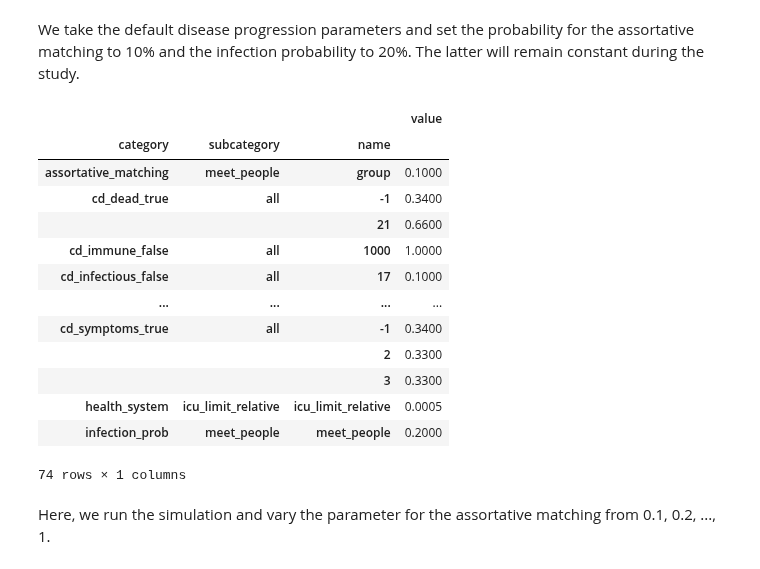
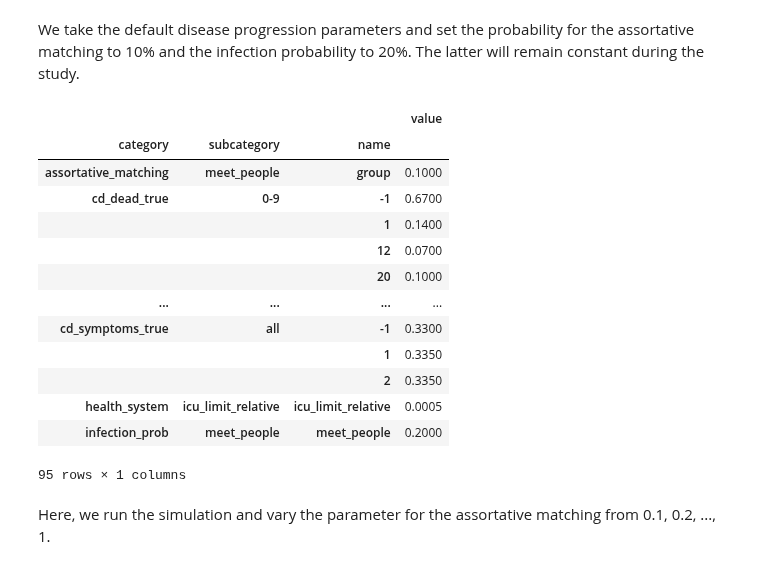
Before and after one commit to covid-19-impact-lab/sid, a Jupyter notebook: docs/source/explanations/assortative_matching.ipynb, the cells around one changed output. Drawn from its saved outputs; the diff is of its cells as text; code cells hidden in the pictures.

```diff
--- a/docs/source/explanations/assortative_matching.ipynb
+++ b/docs/source/explanations/assortative_matching.ipynb
@@ -92,36 +93,36 @@ contact_models = {
 We take the default disease progression parameters and set the probability for the assortative matching to 10% and the infection probability to 20%. The latter will remain constant during the study.
 # %%
 index_columns = ["category", "subcategory", "name"]
-params = pd.read_csv("../../../src/sid/covid_epi_params.csv", index_col=index_columns)
+params = get_epidemiological_parameters()
 
 additional_params = """
 category,subcategory,name,value
 assortative_matching,meet_people,group,0.1
 infection_prob,meet_people,meet_people,0.2
 cd_knows_true,all,-1,1.0
 """
 additional_params = pd.read_csv(
     io.StringIO(additional_params), index_col=index_columns,
 )
 
 params = params.append(additional_params).sort_index()
 
 params
 # %% [output]
 |  |  |  | value |
 | category | subcategory | name |  |
 | assortative_matching | meet_people | group | 0.1000 |
-| cd_dead_true | all | -1 | 0.3400 |
-|  |  | 21 | 0.6600 |
-| cd_immune_false | all | 1000 | 1.0000 |
-| cd_infectious_false | all | 17 | 0.1000 |
+| cd_dead_true | 0-9 | -1 | 0.6700 |
+|  |  | 1 | 0.1400 |
+|  |  | 12 | 0.0700 |
+|  |  | 20 | 0.1000 |
 | ... | ... | ... | ... |
-| cd_symptoms_true | all | -1 | 0.3400 |
-|  |  | 2 | 0.3300 |
-|  |  | 3 | 0.3300 |
+| cd_symptoms_true | all | -1 | 0.3300 |
+|  |  | 1 | 0.3350 |
+|  |  | 2 | 0.3350 |
 | health_system | icu_limit_relative | icu_limit_relative | 0.0005 |
 | infection_prob | meet_people | meet_people | 0.2000 |
-74 rows × 1 columns
+95 rows × 1 columns
 # %% [markdown]
 Here, we run the simulation and vary the parameter for the assortative matching from 0.1, 0.2, ..., 1.
 # %%
```
Also changed, not shown: parts of 4 cells of this notebook, 6 other files.
